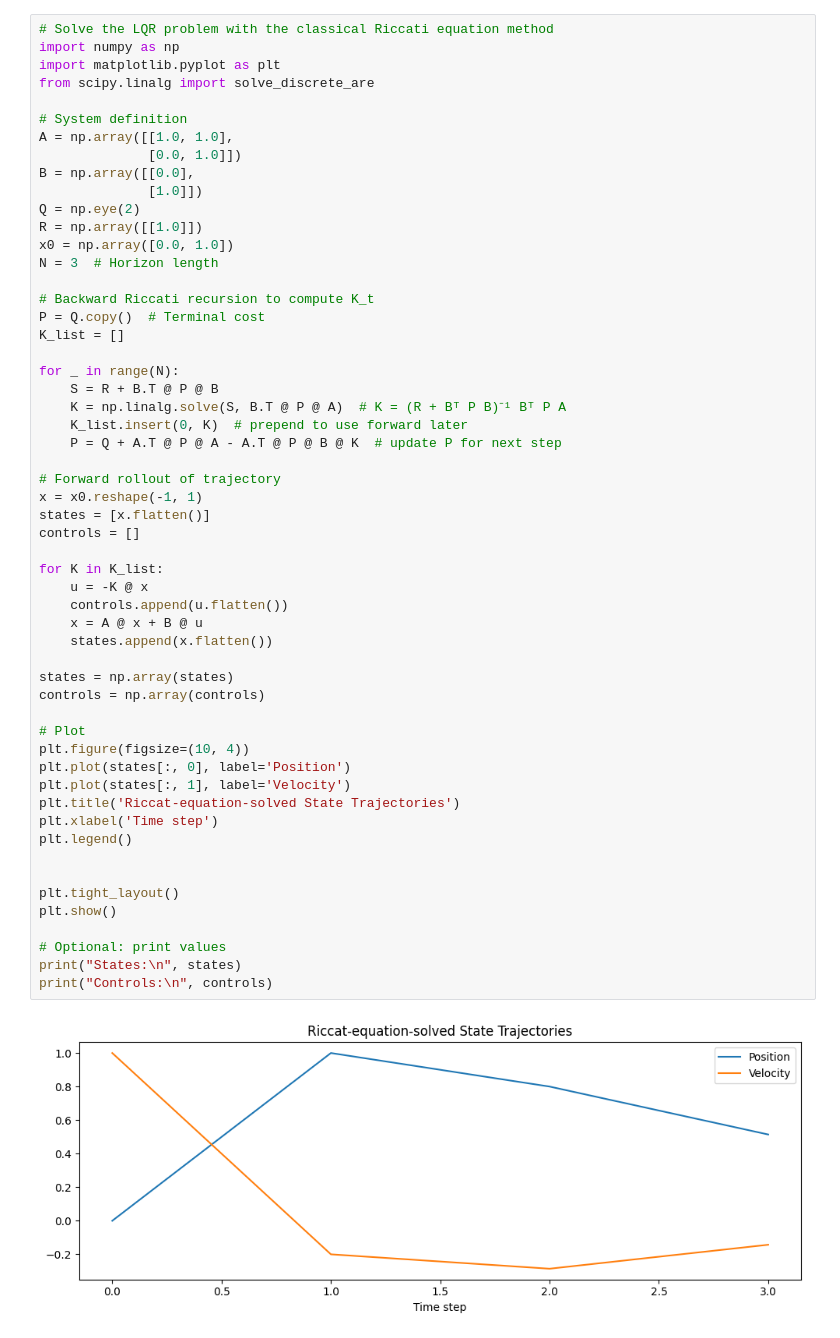
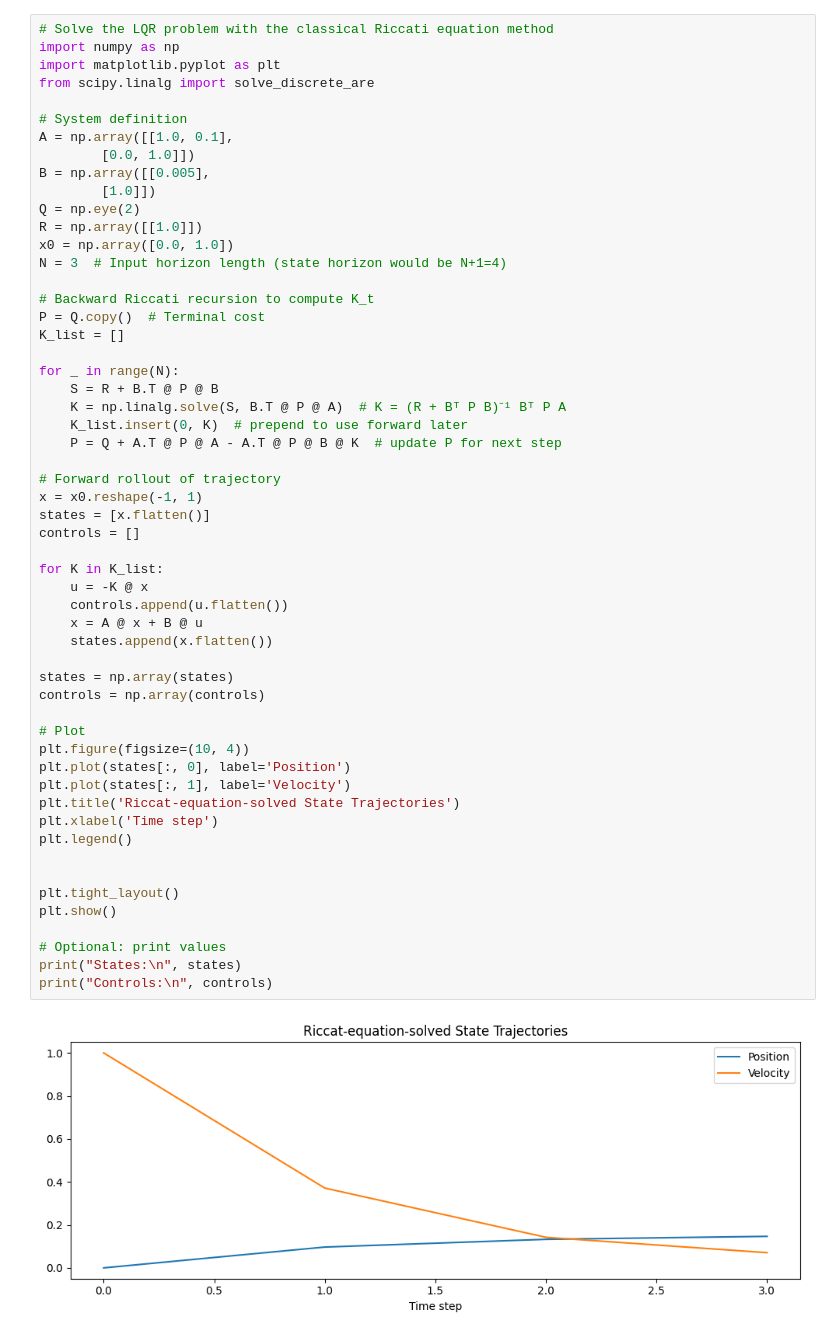
Before and after one commit to CodeXTL/gtsam, a Jupyter notebook: python/gtsam/examples/LQRExample.ipynb, the cells around one changed output. Drawn from its saved outputs; the diff is of its cells as text.

```diff
--- a/python/gtsam/examples/LQRExample.ipynb
+++ b/python/gtsam/examples/LQRExample.ipynb
@@ -102,14 +444,14 @@ import matplotlib.pyplot as plt
 from scipy.linalg import solve_discrete_are
 
 # System definition
-A = np.array([[1.0, 1.0],
-              [0.0, 1.0]])
-B = np.array([[0.0],
-              [1.0]])
+A = np.array([[1.0, 0.1],
+        [0.0, 1.0]])
+B = np.array([[0.005],
+        [1.0]])
 Q = np.eye(2)
 R = np.array([[1.0]])
 x0 = np.array([0.0, 1.0])
-N = 3  # Horizon length
+N = 3  # Input horizon length (state horizon would be N+1=4)
 
 # Backward Riccati recursion to compute K_t
 P = Q.copy()  # Terminal cost
@@ -124,32 +466,32 @@ for _ in range(N):
 # Forward rollout of trajectory
 x = x0.reshape(-1, 1)
 states = [x.flatten()]
 controls = []
 
 for K in K_list:
     u = -K @ x
     controls.append(u.flatten())
     x = A @ x + B @ u
     states.append(x.flatten())
 
 states = np.array(states)
 controls = np.array(controls)
 
 # Plot
 plt.figure(figsize=(10, 4))
 plt.plot(states[:, 0], label='Position')
 plt.plot(states[:, 1], label='Velocity')
 plt.title('Riccat-equation-solved State Trajectories')
 plt.xlabel('Time step')
 plt.legend()
 
 
 plt.tight_layout()
 plt.show()
 
 # Optional: print values
 print("States:\n", states)
 print("Controls:\n", controls)
 # %% [output]
-[figure, old version]
+[figure, new version]
 States:
```
Also changed, not shown: parts of 20 cells of this notebook.
